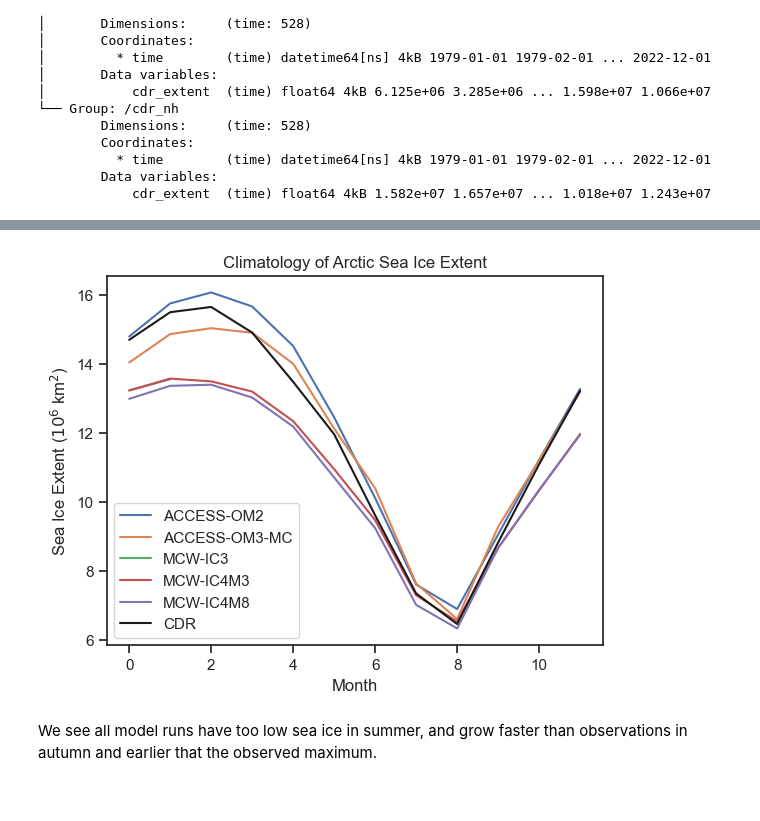
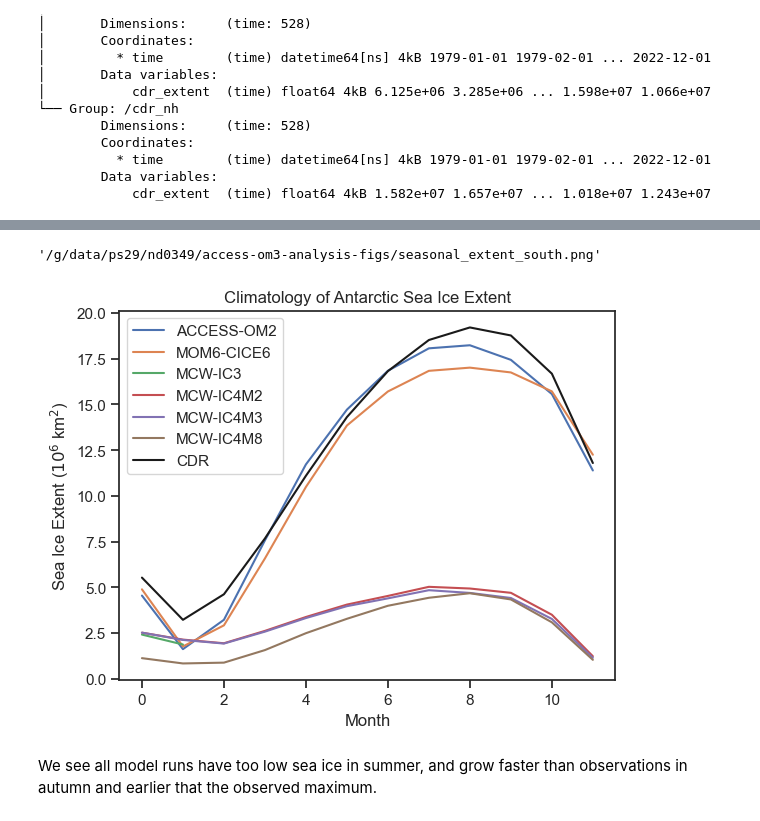
Before and after one commit to NoahDay/access-om3-analysis, a Jupyter notebook: Sea_Ice_Area_Concentration_Volume_with_Obs.ipynb, the cells around one changed output, grey strips where cells are left out. Saved outputs shown, nothing was run; the diff lists cells and outputs as text; code cells hidden in the pictures.

```diff
--- a/Sea_Ice_Area_Concentration_Volume_with_Obs.ipynb
+++ b/Sea_Ice_Area_Concentration_Volume_with_Obs.ipynb
@@ -34,7 +34,7 @@ sns.set_theme(style="ticks")
 
 # Import my functions
 functions_path = os.path.abspath("/home/566/nd0349/access-om3-analysis/functions")
-fig_path = os.path.abspath("/home/566/nd0349/access-om3-analysis/figures")
+fig_path = os.path.abspath("/g/data/ps29/nd0349/access-om3-analysis-figs")
 figpath = "/home/566/nd0349/access-om3-analysis/figures"
 if functions_path not in sys.path:
     sys.path.append(functions_path)
@@ -55,10 +55,11 @@ test()
 RUNS = {# (our name: run name(s))
     "ACCESS-OM2": {"expt": "1deg_jra55_iaf_omip2_cycle1", "model": "access-om2"},
     # "ACCESS-OM2-dev": {"expt": "1deg_jra55_ryf-expt-054ea9ee", "model": "access-om2-dev"},
-    "ACCESS-OM3-MC": {"expt": "mom6-cice6_ryf_rel", "model": "access-om3"},
+    "MOM6-CICE6": {"expt": "mom6-cice6_ryf_rel", "model": "access-om3"},
     # "1deg_era5": {"expt": "1deg_era5_iaf", "model": "access-om2"},
     # "1deg_jra55": {"expt": "1deg_jra55_iaf_era5comparison", "model": "access-om2"},
     "MCW-IC3": {"expt": "IC3-MCW-100km_jra_ryf", "model": "access-om3"},
+    "MCW-IC4M2": {"expt": "IC4M2-MCW-100km_jra_ryf", "model": "access-om3"},
     "MCW-IC4M3": {"expt": "IC4M3-MCW-100km_jra_ryf", "model": "access-om3"},
     # "MCW-IC3-771": {"expt": "771-MCW_100km_jra_ryf", "model": "access-om3"},
     "MCW-IC4M6": {"expt": "IC4M6-MCW-100km_jra_ryf", "model": "access-om3"},
@@ -1829,6 +1830,8 @@ def min_and_max(ds):
     return annual_min_max_ds
 
 model_min_max_dt = model_dt_combined['south']['area'].map_over_datasets(min_and_max)
+# %%
+fig_path = "/g/data/ps29/nd0349/access-om3-analysis-figs"
 # %%
 for group in model_min_max_dt.groups[1:]:
     ds = model_min_max_dt[group].ds
@@ -1846,0 +1850,13 @@ plt.savefig(os.path.join(fig_path, "trends_si_min.png"), dpi=300)
+# %%
+for group in model_min_max_dt.groups[1:]:
+    ds = model_min_max_dt[group].ds
+    if len(ds["max"]) > 1:
+        ds["max"].plot(label=group[1:])
+
+obs_area_dt["cdr_sh"].ds.cdr_area.groupby("time.year").max().plot(label="CDR")
+
+plt.title("Trends in Sea Ice Maxima")
+plt.ylabel("Sea Ice Area (km$^2$)")
+
+_ = plt.legend()
+plt.savefig(os.path.join(fig_path, "trends_si_max.png"), dpi=300)
@@ -1854,9 +1872,12 @@ plt.savefig(os.path.join(fig_path, "trends_si_min.png"), dpi=300)
 
 # obs_dt["cdr_sh"].ds.cdr_area#.plot()
 # obs_dt["cdr_nh"].ds
+os.path.join(fig_path, f"seasonal_{metric}_{hemisphere}.png")
+# %% [output]
+'/g/data/ps29/nd0349/access-om3-analysis-figs/seasonal_extent_south.png'
 # %%
 metric = "extent" #["area", "extent"]
-hemisphere = "north"
+hemisphere = "south"
 
 plotted = []   # store previously plotted y-values
 
@@ -1874,34 +1895,34 @@ model_dt = model_dt_combined[hemisphere][metric]
 obs_dt = obs_dt_combined[hemisphere][metric]
 
 for group in model_dt.groups[1:]:
     y = climatology(model_dt[group].ds[f"si_{metric}"]) / 1e6
 
     if len(y) > 1:
         linestyle = '--' if is_same_line(y.values, plotted) else '-'
         plt.plot(y, label=group[1:], linestyle=linestyle)
         plotted.append(y.values)
 
 # Plot observations
 if hemisphere == "south":
     cdr_y = climatology(obs_dt["cdr_sh"].ds[f"cdr_extent"]) / 1e6
 elif hemisphere == "north":
     cdr_y = climatology(obs_dt["cdr_nh"].ds[f"cdr_extent"]) / 1e6
 ls = '--' if is_same_line(cdr_y.values, plotted) else '-'
 plt.plot(cdr_y, label="CDR", color='k', linestyle=ls)
 plotted.append(cdr_y.values)
 label_dict = {
     "south": "Antarctic",
     "north": "Arctic",
     "area": "Area",
     "extent": "Extent",
 }
 plt.title(f"Climatology of {label_dict[hemisphere]} Sea Ice {label_dict[metric]}")
 plt.xlabel("Month")
 plt.ylabel(f"Sea Ice {label_dict[metric]} ($10^6$ km$^2$)")
 plt.legend()
 plt.savefig(os.path.join(fig_path, f"seasonal_{metric}_{hemisphere}.png"), dpi=300)
 # %% [output]
-[figure, old version]
+[figure, new version]
 # %%
 # import matplotlib.pyplot as plt
 # import os
```
Also changed, not shown: parts of 7 cells of this notebook, 2 other files.
